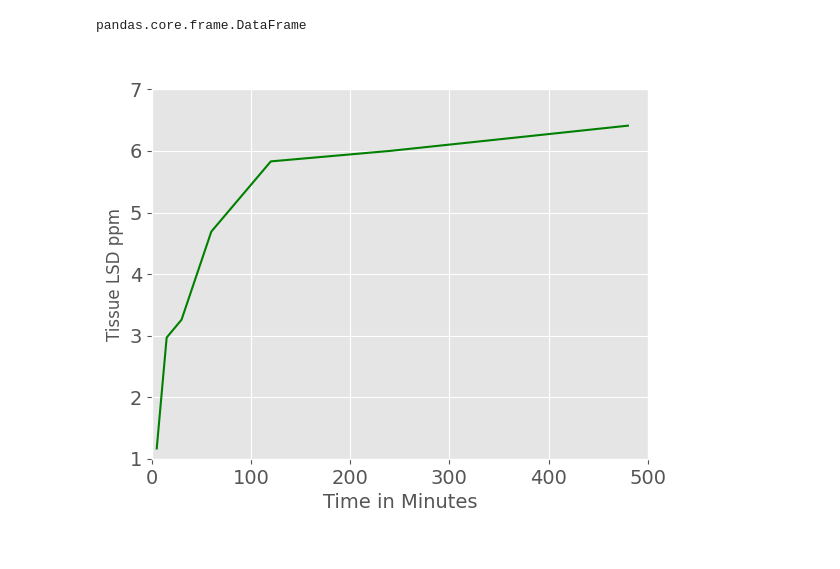
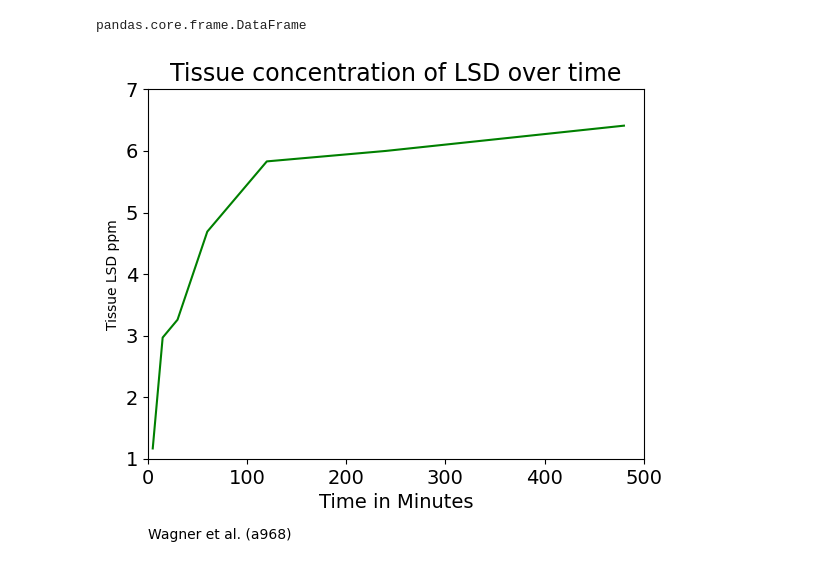
Before and after one commit to srofe/MLBootcamp, a Jupyter notebook: 02-Programming/Programming.ipynb, the cells around one changed output. Cells and saved outputs as stored; diff of their text form; code cells hidden in the pictures.

```diff
--- a/02-Programming/Programming.ipynb
+++ b/02-Programming/Programming.ipynb
@@ -58,16 +58,17 @@ score = data[['Avg_Math_Test_Score']]
 # %%
 plt.title('Tissue concentration of LSD over time', fontsize=17)
 plt.xlabel('Time in Minutes', fontsize=14)
 plt.ylabel('Tissue LSD ppm')
 plt.text(x=0, y=-0.3, s='Wagner et al. (a968)')
 plt.xticks(fontsize=14)
 plt.yticks(fontsize=14)
+plt.style.use('default')
 plt.xlim(0, 500)
 plt.ylim(1, 7)
 plt.plot(time, LSD, color='g')
 plt.show()
 # %% [output]
-[figure, old version]
+[figure, new version]
 # %%
 regression = LinearRegression()
 regression.fit(LSD, score)
```
Also changed, not shown: parts of 3 cells of this notebook.
